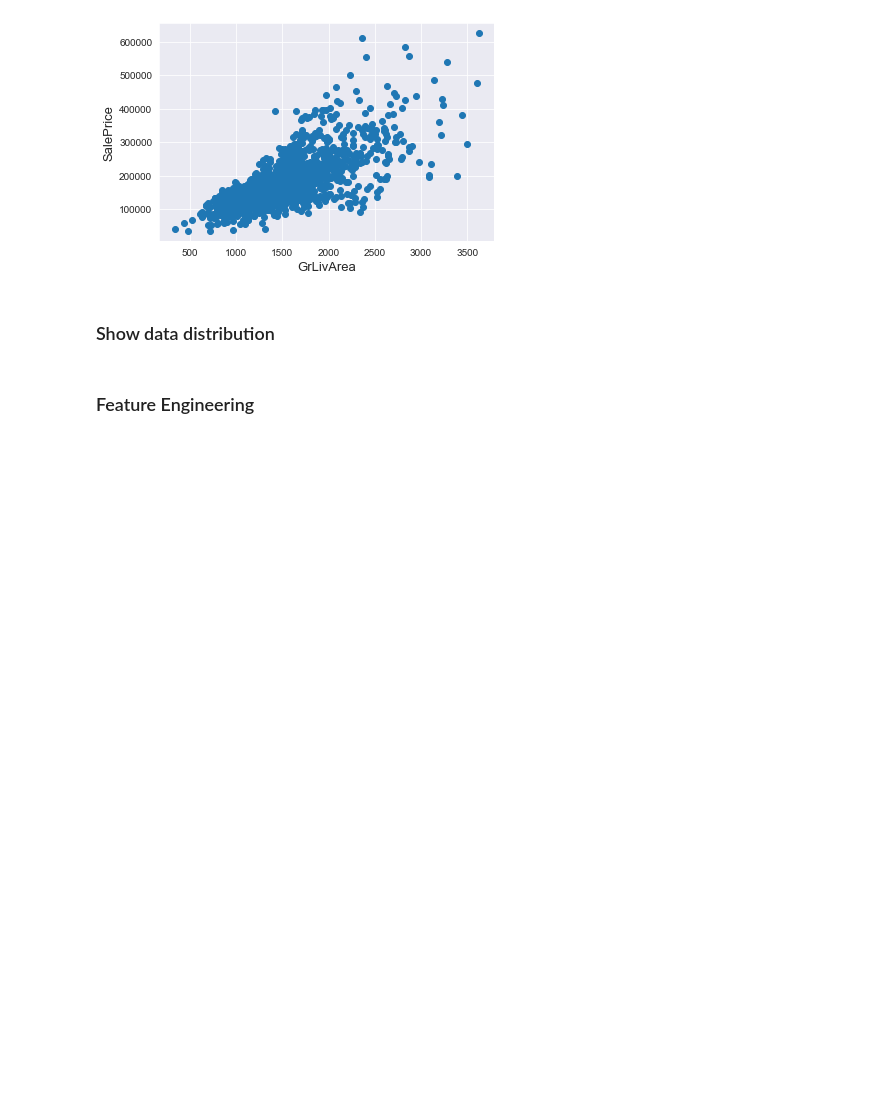
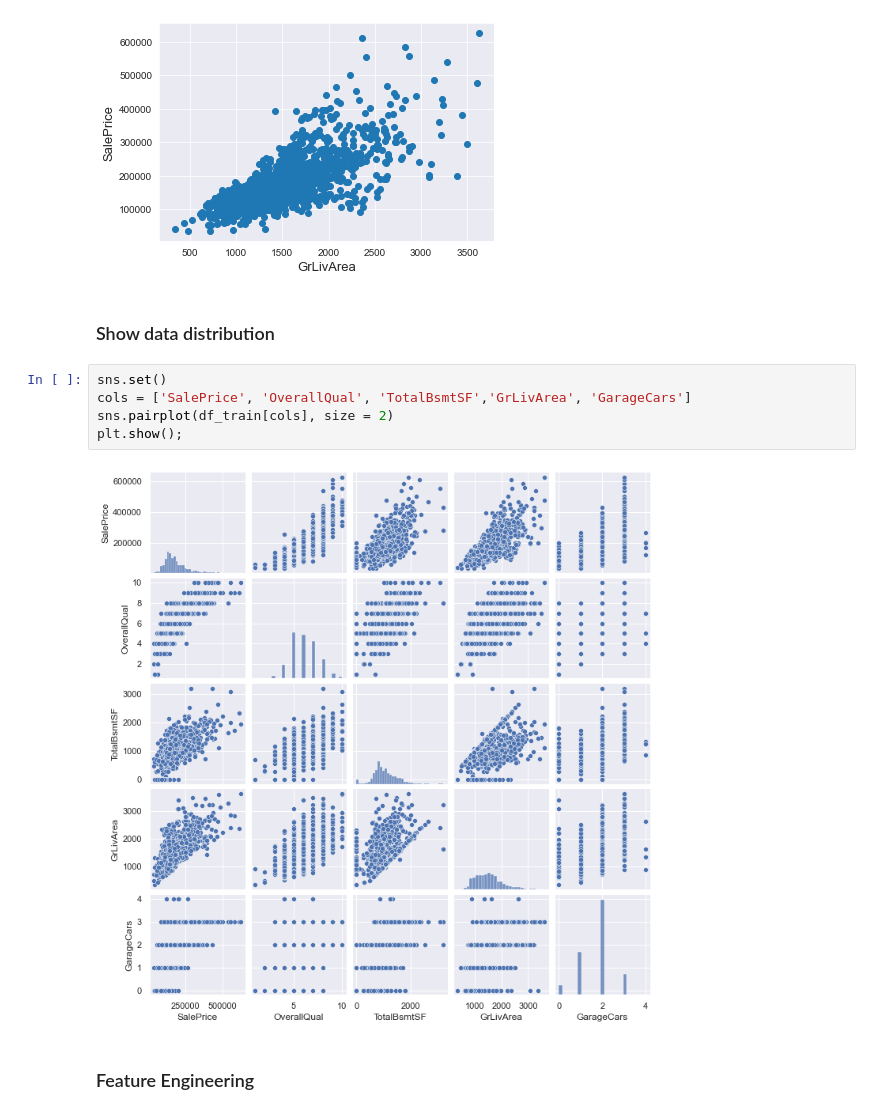
Before and after one commit to LooyeeNg/DataScienceProjects, a Jupyter notebook: house price predictions/house-price-predictions.ipynb, the cells around one changed output. Drawn from its saved outputs; the diff is of its cells as text; blank space fills up the shorter version.

Commit message:
Show data distribution

```diff
--- a/house price predictions/house-price-predictions.ipynb
+++ b/house price predictions/house-price-predictions.ipynb
@@ -97,6 +97,13 @@ plt.show()
 [figure]
 # %% [markdown]
 ### Show data distribution
+# %%
+sns.set()
+cols = ['SalePrice', 'OverallQual', 'TotalBsmtSF','GrLivArea', 'GarageCars']
+sns.pairplot(df_train[cols], size = 2)
+plt.show();
+# %% [output]
+[figure, added]
 # %% [markdown]
 ### Feature Engineering
 # %% [markdown]
```
Also changed, not shown: parts of 2 cells of this notebook.
